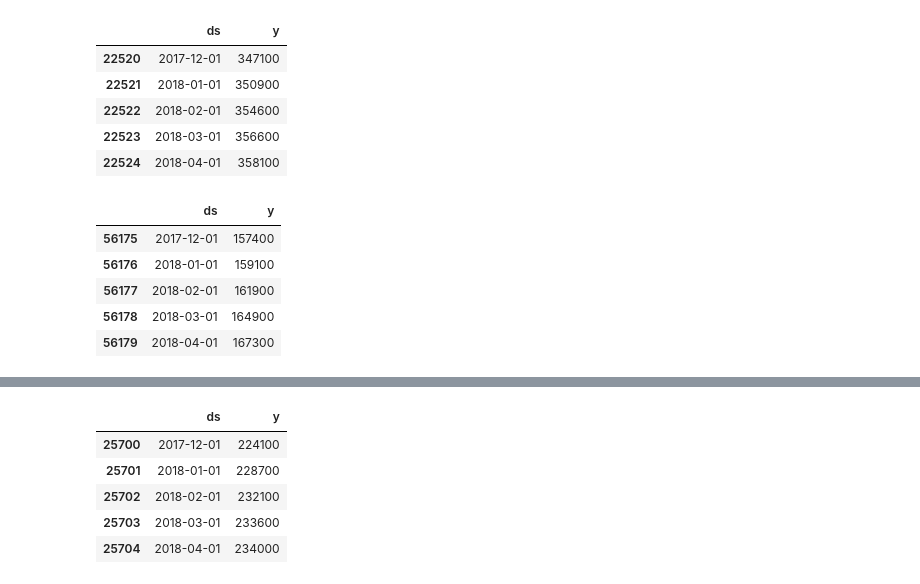
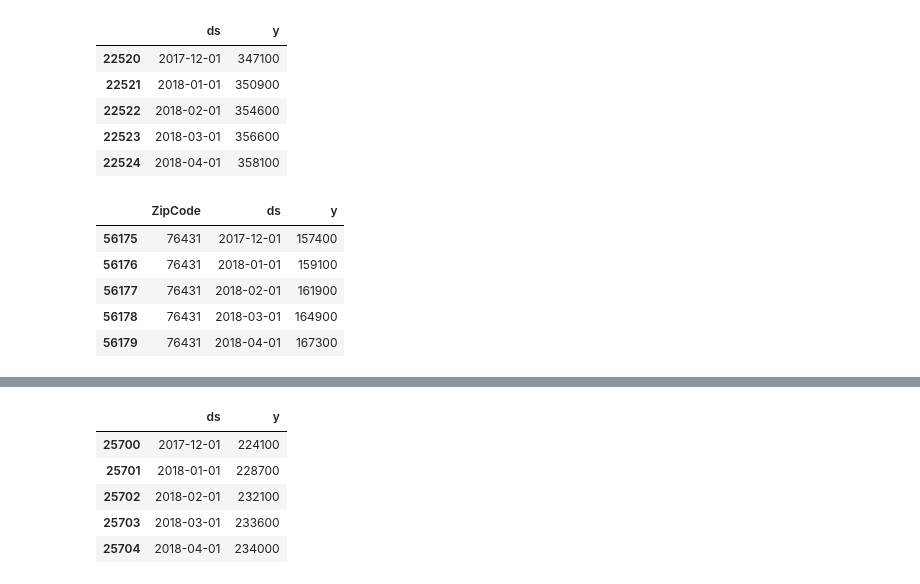
Before and after one commit to KanwalArora029/dsc-mod-4-project-online-ds-ft-071519, a Jupyter notebook: Zillow Time Series Analysis FBProphet.ipynb, the cells around one changed output, grey strips where cells are left out. Cells and saved outputs as stored; diff of their text form; code cells hidden in the pictures.

```diff
--- a/Zillow Time Series Analysis FBProphet.ipynb
+++ b/Zillow Time Series Analysis FBProphet.ipynb
@@ -371,16 +371,16 @@ dfw_75218.tail()
 | 22523 | 2018-03-01 | 356600 |
 | 22524 | 2018-04-01 | 358100 |
 # %%
-dfw_75080 = dfw_city_df.loc[(dfw_city_df['ZipCode']=='75080')]
+dfw_75080 = dfw_city_df.loc[dfw_city_df['ZipCode']=='75080']
 dfw_75080 = dfw_city_df.rename(columns={'Time': 'ds',
                         'value': 'y'})
 dfw_75080['ds'] = pd.DatetimeIndex(dfw_75080['ds'])
-dfw_75080.drop('ZipCode', axis =1, inplace=True)
+
 dfw_75080.tail()
 # %% [output]
-|  | ds | y |
-| 56175 | 2017-12-01 | 157400 |
-| 56176 | 2018-01-01 | 159100 |
-| 56177 | 2018-02-01 | 161900 |
-| 56178 | 2018-03-01 | 164900 |
-| 56179 | 2018-04-01 | 167300 |
+|  | ZipCode | ds | y |
+| 56175 | 76431 | 2017-12-01 | 157400 |
+| 56176 | 76431 | 2018-01-01 | 159100 |
+| 56177 | 76431 | 2018-02-01 | 161900 |
+| 56178 | 76431 | 2018-03-01 | 164900 |
+| 56179 | 76431 | 2018-04-01 | 167300 |
```
Also changed, not shown: parts of 49 cells of this notebook, 1 other file.
